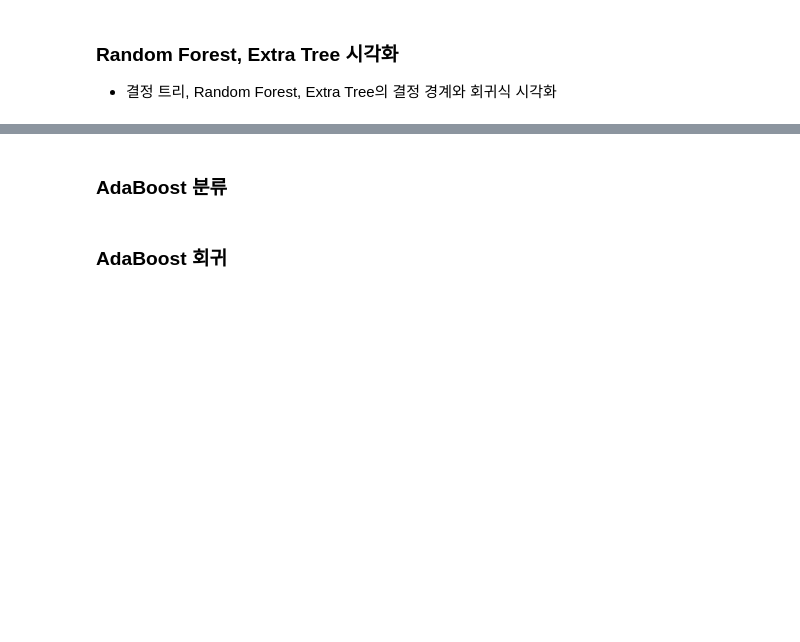
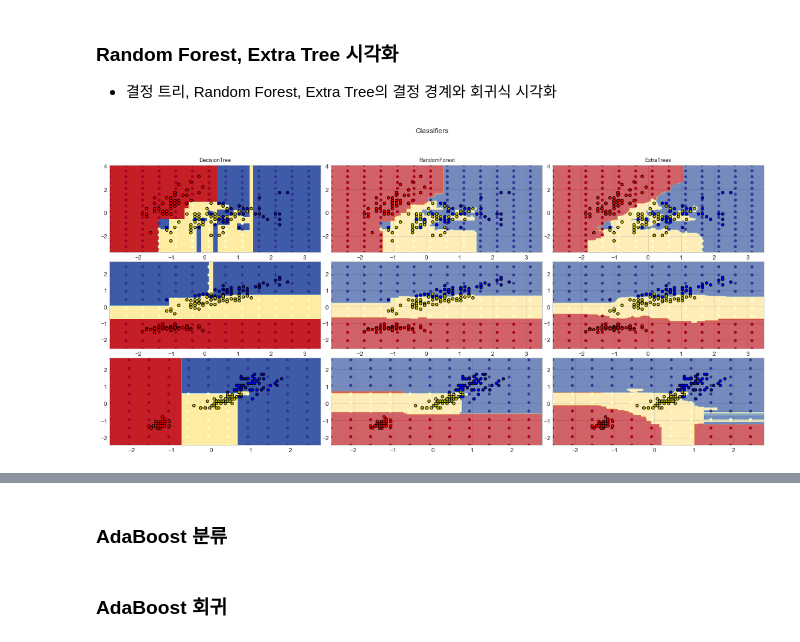
Before and after one commit to Mineru98/getfirefox, a Jupyter notebook: Ensemble.ipynb, the cells around one changed output, grey strips where cells are left out. Drawn from its saved outputs; the diff is of its cells as text; code cells hidden in the pictures; blank space fills up the shorter version.

```diff
--- a/Ensemble.ipynb
+++ b/Ensemble.ipynb
@@ -603,2 +725,7 @@ avg test score : 0.37104467453420403 (+/- 0.06169126426439304)
 # %% [markdown]
 ### Extremely Randomized Trees 회귀
+# %%
+model = make_pipeline(
+    StandardScaler(),
+    ExtraTreesRegressor()
+)
@@ -608,0 +781,88 @@ avg test score : 0.37104467453420403 (+/- 0.06169126426439304)
+# %%
+n_classes = 3
+n_estimators = 30
+cmap = plt.cm.RdYlBu
+plot_step = 0.02
+plot_step_coarser = 0.5
+RANDOM_SEED = 13
+# %%
+iris = load_iris()
+plot_idx = 1
+models = [
+    DecisionTreeClassifier(max_depth=None),
+    RandomForestClassifier(n_estimators=n_estimators),
+    ExtraTreesClassifier(n_estimators=n_estimators)
+]
+# %%
+plt.figure(figsize=(16, 8))
+
+for pair in ([0, 1], [0, 2], [2, 3]):
+
+    for model in models:
+
+        X = iris.data[:, pair]
+        y = iris.target
+
+        idx = np.arange(X.shape[0])
+        np.random.seed(RANDOM_SEED)
+        np.random.shuffle(idx)
+        X = X[idx]
+        y = y[idx]
+
+        mean = X.mean(axis=0)
+        std = X.std(axis=0)
+        X = (X - mean) / std
+
+        model.fit(X, y)
+
+        model_title = str(type(model)).split(".")[-1][:-2][:-len("Classifier")]
+
+        plt.subplot(3, 3, plot_idx)
+        if plot_idx <= len(models):
+            plt.title(model_title, fontsize=9)
+
+        x_min, x_max = X[:, 0].min() - 1, X[:, 0].max() + 1
+        y_min, y_max = X[:, 1].min() - 1, X[:, 1].max() + 1
+        xx, yy = np.meshgrid(
+            np.arange(x_min, x_max, plot_step),
+            np.arange(y_min, y_max, plot_step))
+
+        if isinstance(model, DecisionTreeClassifier):
+            Z = model.predict(np.c_[xx.ravel(), yy.ravel()])
+            Z = Z.reshape(xx.shape)
+            cs = plt.contourf(xx, yy, Z, cmap=cmap)
+        else:
+            estimator_alpha = 1.0 / len(model.estimators_)
+            for tree in model.estimators_:
+                Z = model.predict(np.c_[xx.ravel(), yy.ravel()])
+                Z = Z.reshape(xx.shape)
+                cs = plt.contourf(xx, yy, Z, alpha=estimator_alpha, cmap=cmap)
+
+        xx_coarser, yy_coarser = np.meshgrid(
+            np.arange(x_min, x_max, plot_step_coarser),
+            np.arange(y_min, y_max, plot_step_coarser)
+        )
+
+        Z_points_coarser = model.predict(np.c_[
+            xx_coarser.ravel(),
+            yy_coarser.ravel()
+        ]).reshape(xx_coarser.shape)
+
+        cs_points = plt.scatter(
+            xx_coarser, yy_coarser, s=15,
+            c=Z_points_coarser, cmap=cmap,
+            edgecolors=None
+        )
+
+        plt.scatter(
+            X[:, 0], X[:, 1], c=y,
+            cmap=ListedColormap(["r", "y", "b"]),
+            edgecolors="k", s=20)
+        plot_idx += 1
+
+plt.suptitle("Classifiers", fontsize=12)
+plt.axis("tight")
+plt.tight_layout(h_pad=0.2, w_pad=0.2, pad=2.5)
+plt.show()
+# %% [output]
+[figure, added]
```
Also changed, not shown: parts of 49 cells of this notebook.
